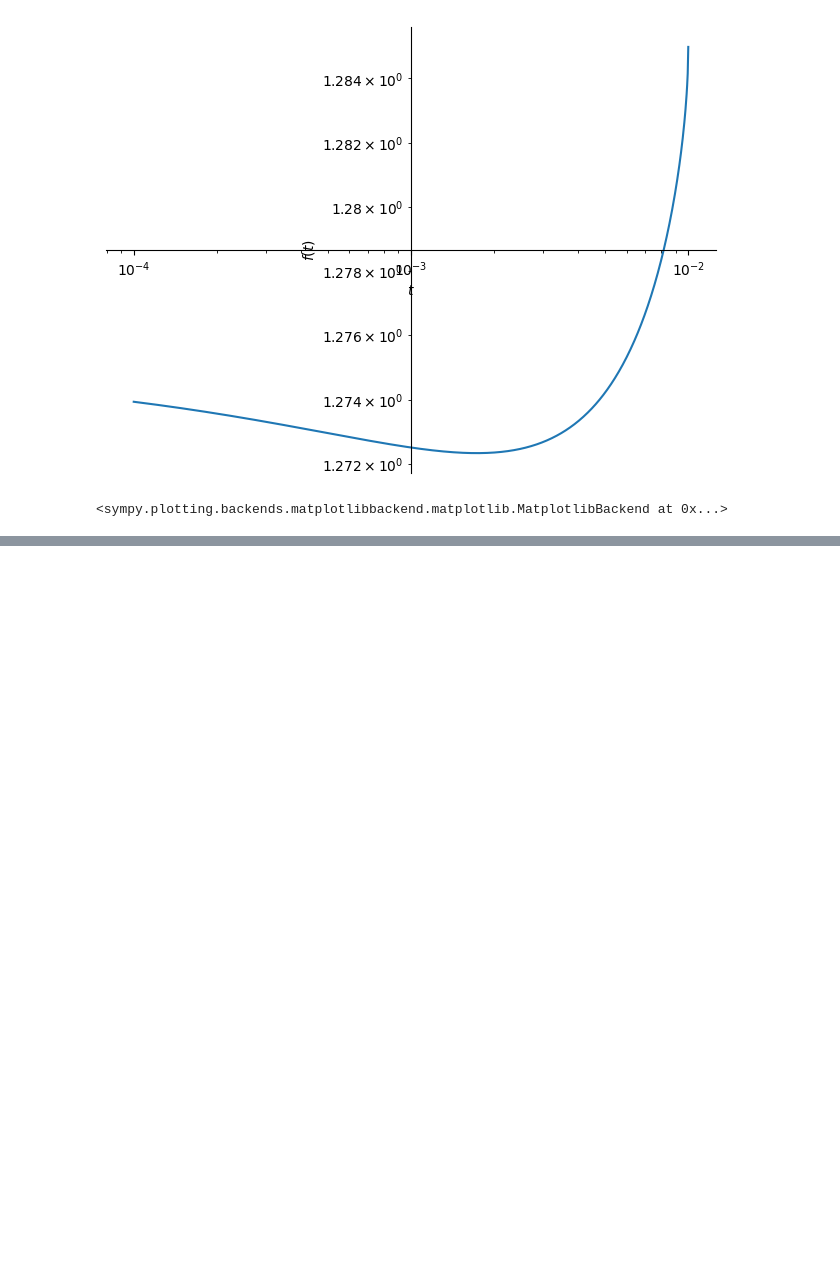
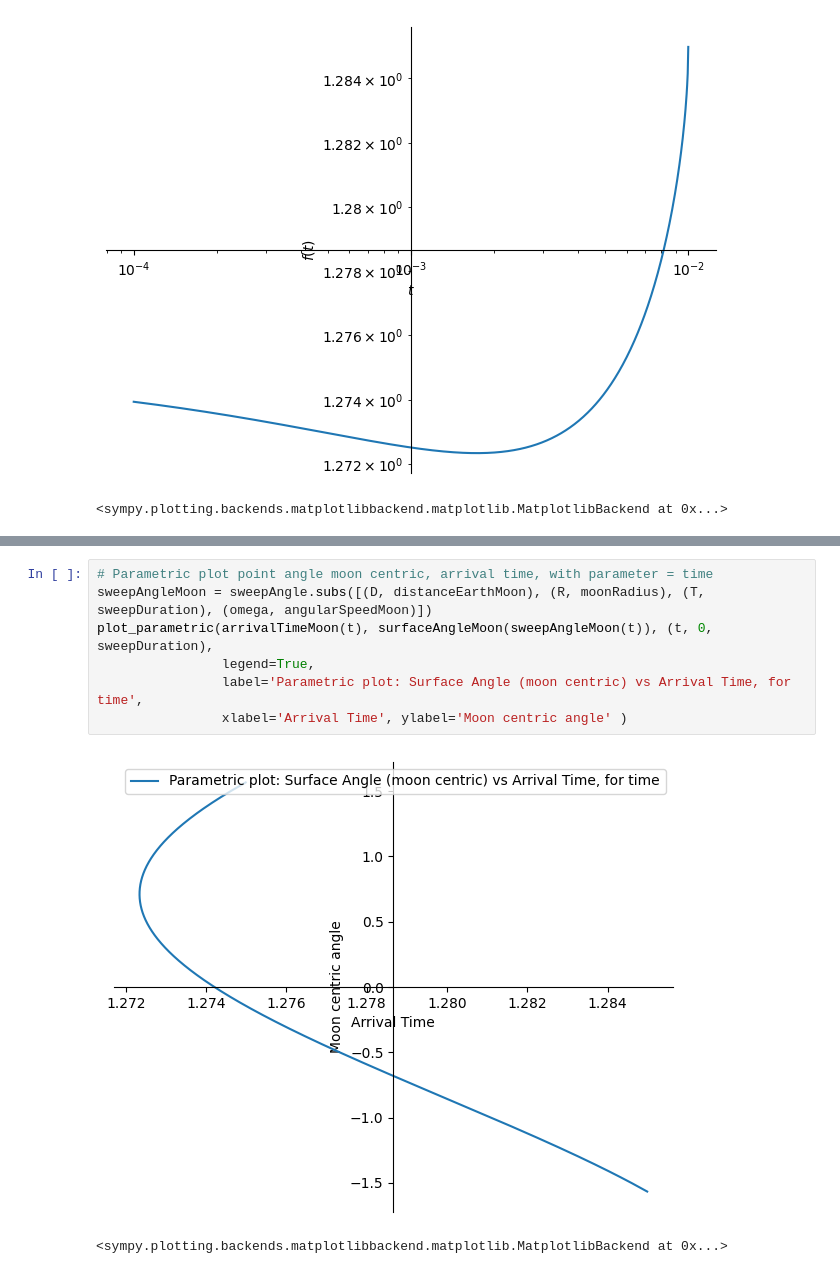
Before and after one commit to alvazi2/RelativisticIllumination, a Jupyter notebook: MoonSweep.ipynb, the cells around one changed output, grey strips where cells are left out. Drawn from its saved outputs; the diff is of its cells as text; blank space fills up the shorter version.

```diff
--- a/MoonSweep.ipynb
+++ b/MoonSweep.ipynb
@@ -169 +169,11 @@ plot(arrivalTimeMoon(t), (t, 0, sweepDuration))
 <sympy.plotting.backends.matplotlibbackend.matplotlib.MatplotlibBackend at 0x...>
+# %%
+# Parametric plot point angle moon centric, arrival time, with parameter = time
+sweepAngleMoon = sweepAngle.subs([(D, distanceEarthMoon), (R, moonRadius), (T, sweepDuration), (omega, angularSpeedMoon)])
+plot_parametric(arrivalTimeMoon(t), surfaceAngleMoon(sweepAngleMoon(t)), (t, 0, sweepDuration),
+                legend=True,
+                label='Parametric plot: Surface Angle (moon centric) vs Arrival Time, for time',
+                xlabel='Arrival Time', ylabel='Moon centric angle' )
+# %% [output]
+[figure, added]
+<sympy.plotting.backends.matplotlibbackend.matplotlib.MatplotlibBackend at 0x...>
```
Also changed, not shown: parts of 1 cell of this notebook.
